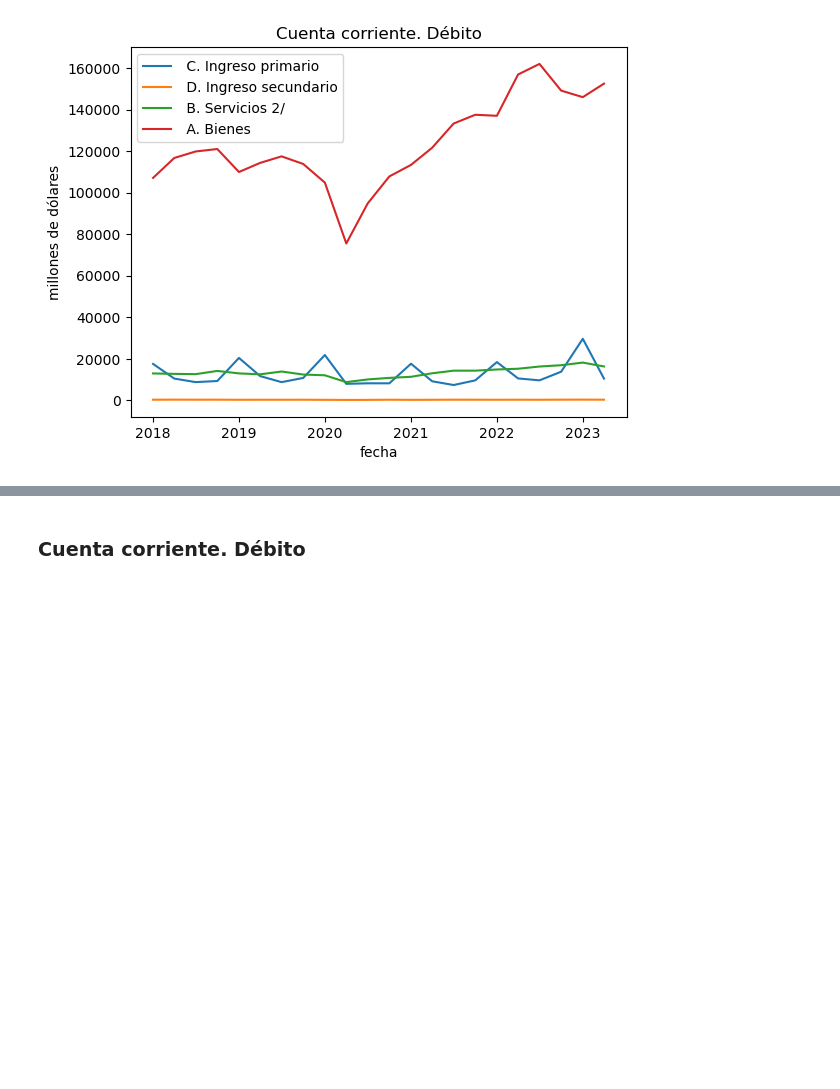
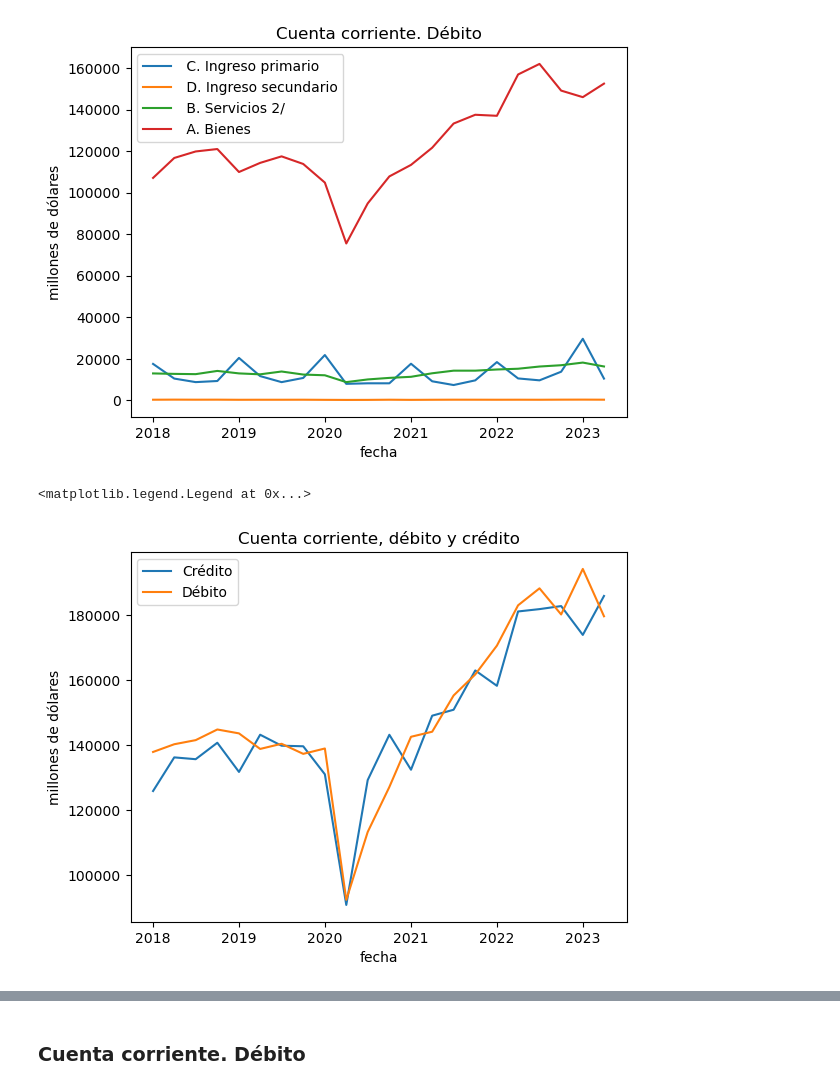
Before and after one commit to sparkieth/estancia_investigacion, a Jupyter notebook: modelacion_economica/modelo_cuenta_corriente.ipynb, the cells around one changed output, grey strips where cells are left out. Saved outputs shown, nothing was run; the diff lists cells and outputs as text; code cells hidden in the pictures; blank space fills up the shorter version.

```diff
--- a/modelacion_economica/modelo_cuenta_corriente.ipynb
+++ b/modelacion_economica/modelo_cuenta_corriente.ipynb
@@ -93,4 +122,15 @@ plt.legend([titulo2[1],titulo2[0],titulo2[3],titulo2[4]])
 plt.show()
 # %% [output]
 [figure]
+# %%
+
+x0=pd.to_datetime(list(corr.index),format="%d/%m/%Y")
+plt.plot(x0,y14,x0,y22)
+plt.xlabel('fecha')
+plt.ylabel('millones de dólares')
+plt.title('Cuenta corriente, débito y crédito')
+plt.legend(['Crédito','Débito'])
+# %% [output]
+<matplotlib.legend.Legend at 0x...>
+[figure, added]
 # %%
```
Also changed, not shown: parts of 12 cells of this notebook.
